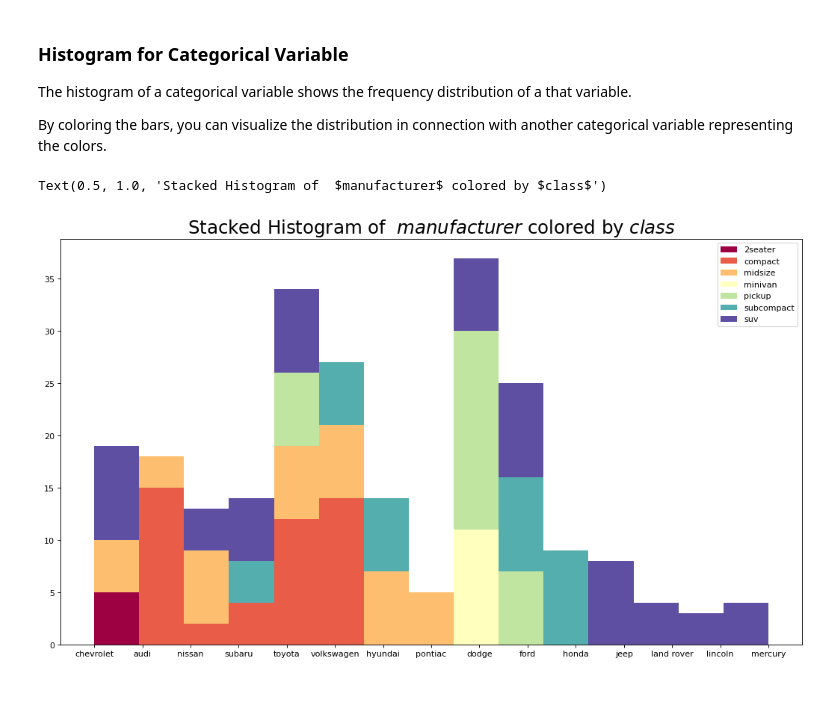
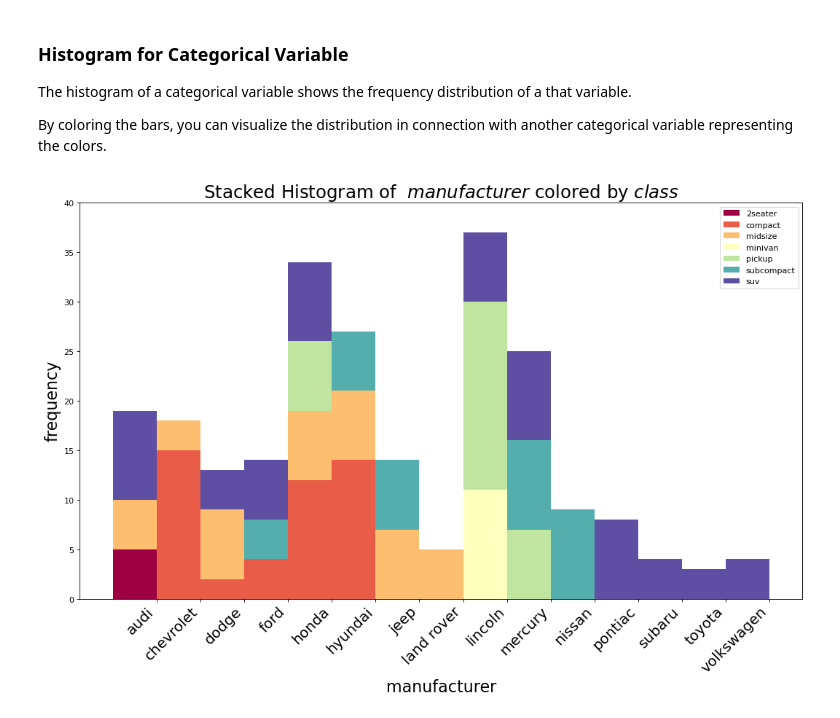
Before and after one commit to gitony0101/X4DS, a Jupyter notebook: evan/mpl50.ipynb, the cells around one changed output. Drawn from its saved outputs; the diff is of its cells as text; code cells hidden in the pictures.

```diff
--- a/evan/mpl50.ipynb
+++ b/evan/mpl50.ipynb
@@ -870,25 +870,31 @@ By coloring the bars, you can visualize the distribution in connection with anot
 # %%
 # Import Data
 df = pd.read_csv("../data/mpg.csv")
 # df.head()
 
 # Prepare Data
 x_var = 'manufacturer'
 groupby_var = 'class'
 df_agg = df.loc[:,[x_var,groupby_var]].groupby(groupby_var)
 vals = [df[x_var].values.tolist() for i,df in df_agg]
 
 # Draw
 plt.figure(figsize=(16,9),dpi = 80)
 colors = [plt.cm.Spectral(i/float(len(vals)-1)) for i in range(len(vals))]
 n, bins, patches = plt.hist(vals, df[x_var].unique().__len__(),
                            stacked=True,density=False,color=colors[:len(vals)])
 
 # Decoration
 plt.legend({group:col for group, col
             in zip(np.unique(df[groupby_var]).tolist(),
                    colors[:len(vals)])})
-plt.title(f"Stacked Histogram of  ${x_var}$ colored by ${groupby_var}$",fontsize=22)
+plt.title(f"Stacked Histogram of  ${x_var}$ colored by ${groupby_var}$",
+          fontsize=22)
+plt.xlabel(x_var,fontsize=20)
+plt.ylabel("frequency",fontsize=20)
+plt.ylim(0,40)
+plt.xticks(ticks=bins[1:],labels=np.unique(df[x_var]).tolist(),rotation=45,
+           horizontalalignment='right',fontsize=18)
+plt.show()
 # %% [output]
-Text(0.5, 1.0, 'Stacked Histogram of  $manufacturer$ colored by $class$')
-[figure, old version]
+[figure, new version]
```
Also changed, not shown: parts of 5 cells of this notebook.
